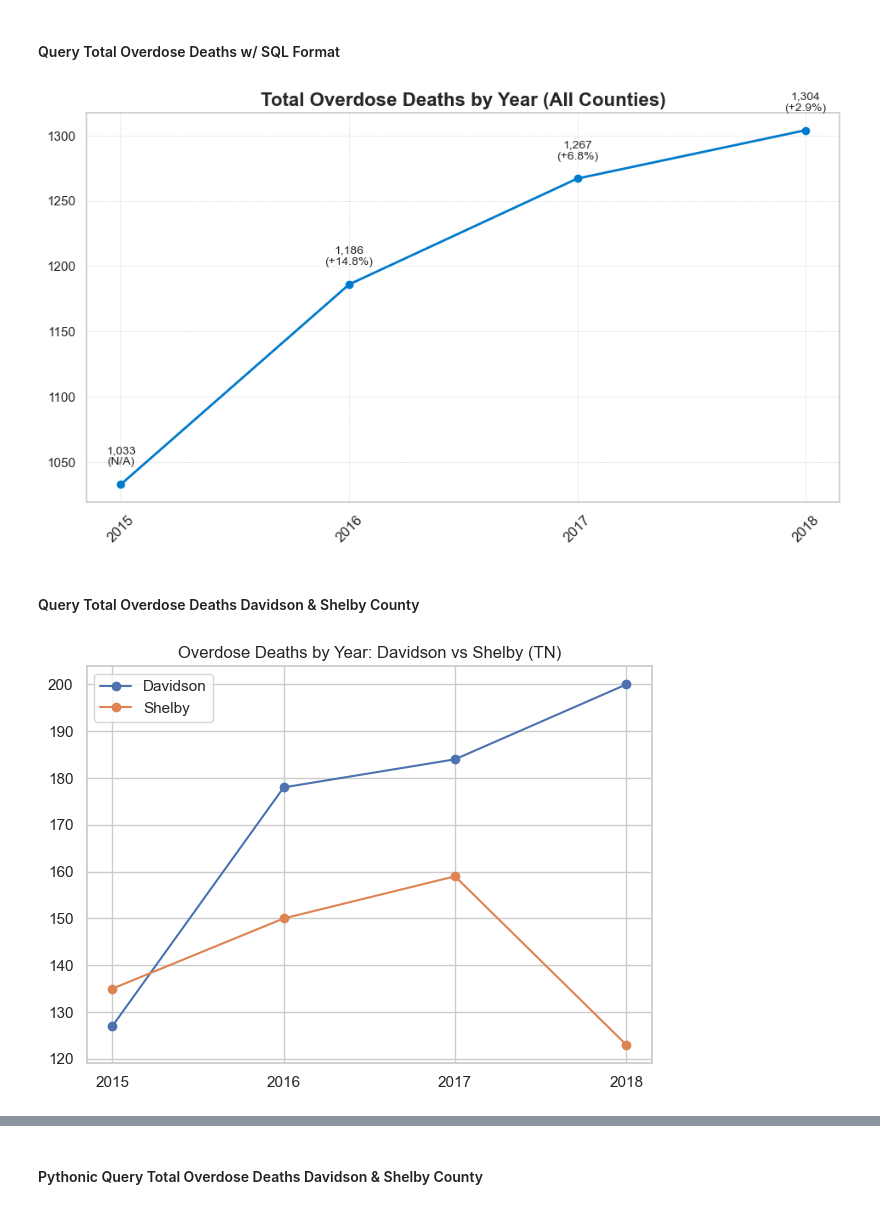
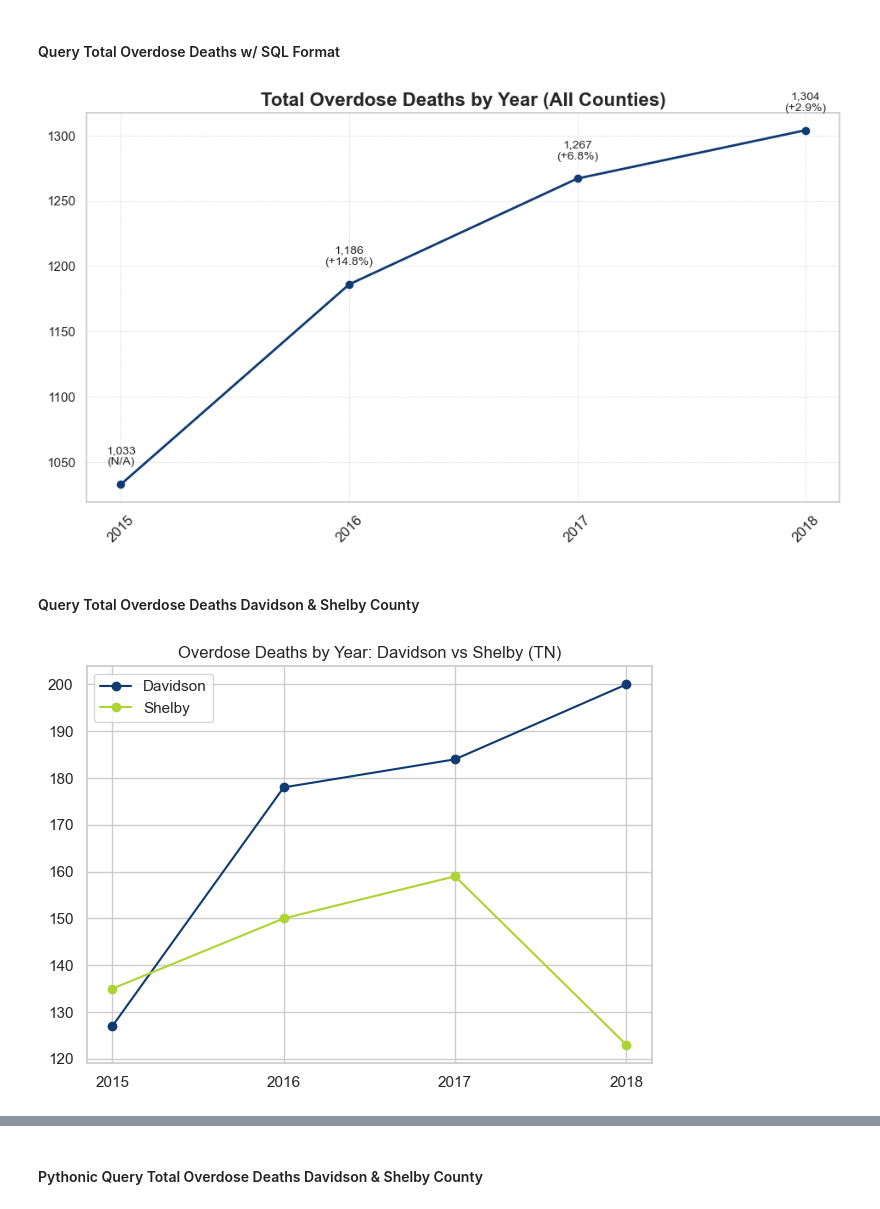
Before and after one commit to NewForce-Cohort-11-Data/prescribers-but-python-mountaineer-medicine, a Jupyter notebook: prescribers-notebook.ipynb, the cells around one changed output, grey strips where cells are left out. Saved outputs shown, nothing was run; the diff lists cells and outputs as text; code cells hidden in the pictures.

```diff
--- a/prescribers-notebook.ipynb
+++ b/prescribers-notebook.ipynb
@@ -45,7 +45,7 @@ total_df["yoy_pct"] = total_df["total_deaths"].pct_change() * 100
 fig, ax = plt.subplots(figsize=(10, 6))
 
 # Plot line
-ax.plot(total_df["year"], total_df["total_deaths"], marker="o", linestyle='-', linewidth=2, color="#007acc", markersize=6)
+ax.plot(total_df["year"], total_df["total_deaths"], marker="o", linestyle='-', linewidth=2, color="#103b72", markersize=6)
 
 # Title and labels
 ax.set_title("Total Overdose Deaths by Year (All Counties)", fontsize=16, fontweight='bold')
@@ -55,6 +55,7 @@ ax.set_ylabel("")
 # X-ticks
 ax.set_xticks(total_df["year"])
 ax.set_xticklabels(total_df["year"], rotation=45, fontsize=12)
+
 
 # Grid
 ax.grid(True, linestyle='--', linewidth=0.5, alpha=0.7)
@@ -77,7 +78,7 @@ plt.tight_layout(pad=2.0)
 
 plt.show()
 # %% [output]
-[figure, old version]
+[figure, new version]
 # %% [markdown]
 #### Query Total Overdose Deaths Davidson & Shelby County
 # %%
@@ -90,34 +91,34 @@ JOIN fips_county f
   ON d.fipscounty::text = f.fipscounty
 WHERE f.fipscounty IN ('47037', '47157')
 GROUP BY d.year, f.county
 ORDER BY d.year, f.county;
 '''
 
 with engine.connect() as connection:
     total_od_davidson_shelby = pd.read_sql(text(total_od_davidson_shelby), con = connection)
 
 total_od_davidson_shelby["year"] = total_od_davidson_shelby["year"].astype(int)
 
 # Pivot wider: year on rows, counties as columns
 total_od_davidson_shelby = (
     total_od_davidson_shelby
       .pivot_table(index="year", columns="county", values="total_deaths", aggfunc="sum")
       .reset_index()
       .rename_axis(None, axis=1)
 )
 
 plt.figure()
-plt.plot(total_od_davidson_shelby["year"], total_od_davidson_shelby["DAVIDSON"], marker="o")
-plt.plot(total_od_davidson_shelby["year"], total_od_davidson_shelby["SHELBY"], marker="o")
-plt.xticks(total_od_davidson_shelby["year"])  # force categorical labels, total_od_davidson_shelby["year"].astype(int) is not working
+plt.plot(total_od_davidson_shelby["year"], total_od_davidson_shelby["DAVIDSON"], marker="o", color="#103b72")
+plt.plot(total_od_davidson_shelby["year"], total_od_davidson_shelby["SHELBY"], marker="o", color="#acd433") # force categorical labels, total_od_davidson_shelby["year"].astype(int) is not working
 plt.title("Overdose Deaths by Year: Davidson vs Shelby (TN)")
+plt.xticks(total_od_davidson_shelby["year"])
 plt.xlabel("")
 plt.ylabel("")
 plt.legend(["Davidson", "Shelby"])
 plt.tight_layout()
 
 # plt.savefig('od_year_davidson_shelby.png')
 
 plt.show()
 # %% [output]
-[figure, old version]
+[figure, new version]
```
Also changed, not shown: parts of 5 cells of this notebook, 3 other files.
